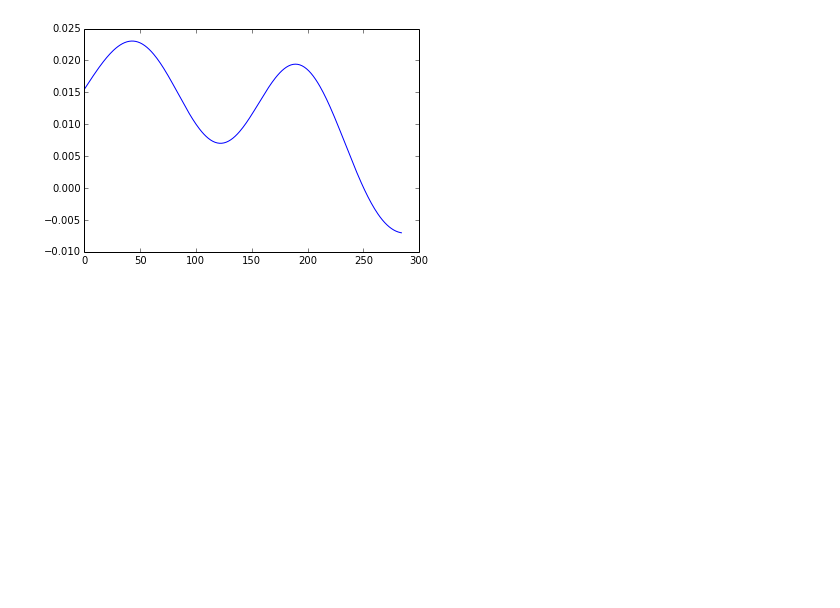
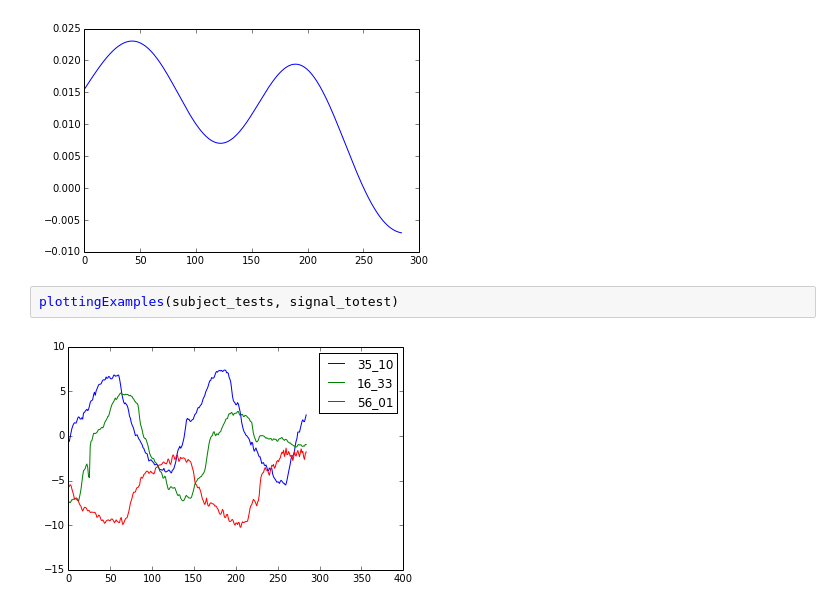
Before and after one commit to juangil/machine_learning_class, a Jupyter notebook: GP_tests/mocap_test_1/MOGP_mocap_1_HGP.ipynb, the cells around one changed output. Drawn from its saved outputs; the diff is of its cells as text; blank space fills up the shorter version.

```diff
--- a/GP_tests/mocap_test_1/MOGP_mocap_1_HGP.ipynb
+++ b/GP_tests/mocap_test_1/MOGP_mocap_1_HGP.ipynb
@@ -473,3 +450,7 @@ pb.plot(T_hat[0:time_size, 0], posterior_mean[0:time_size, 0])
 # %% [output]
 [<matplotlib.lines.Line2D at 0x...>]
 [figure]
+# %%
+plottingExamples(subject_tests, signal_totest)
+# %% [output]
+[figure, added]
```
Also changed, not shown: parts of 15 cells of this notebook.
